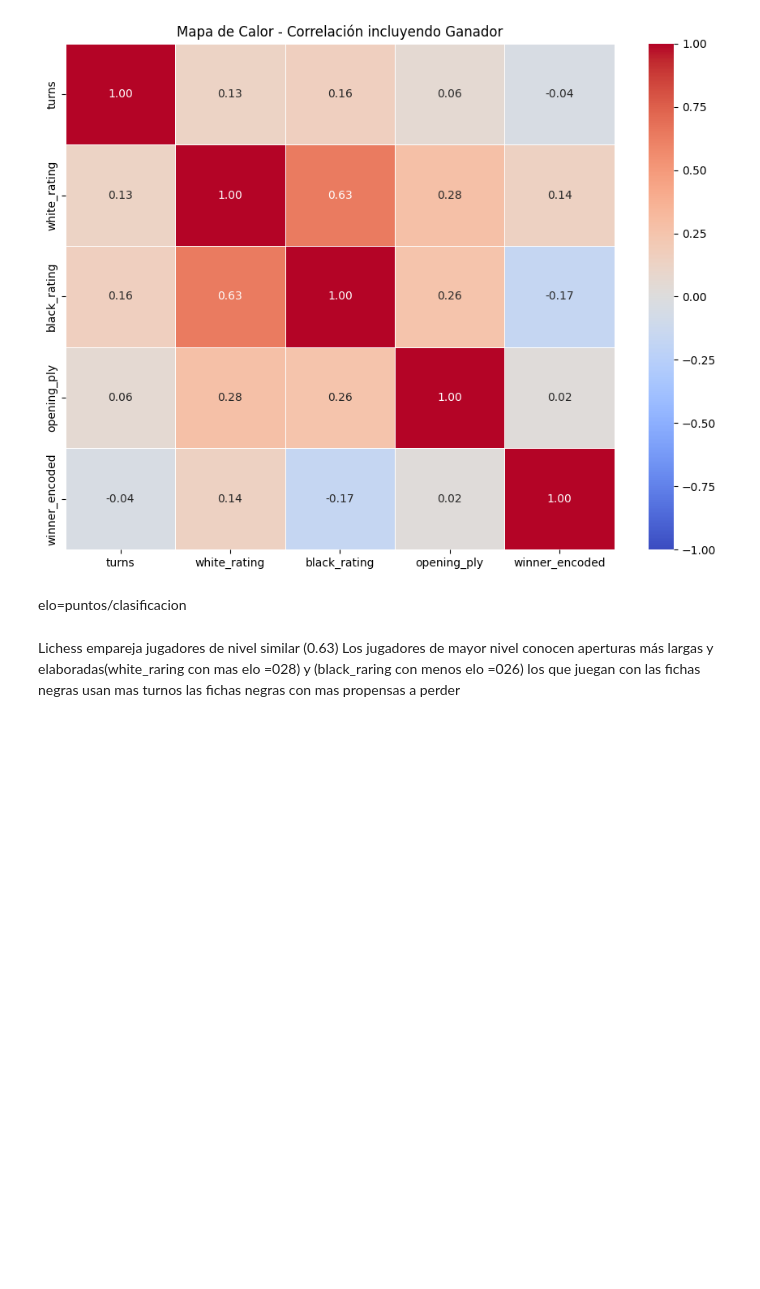
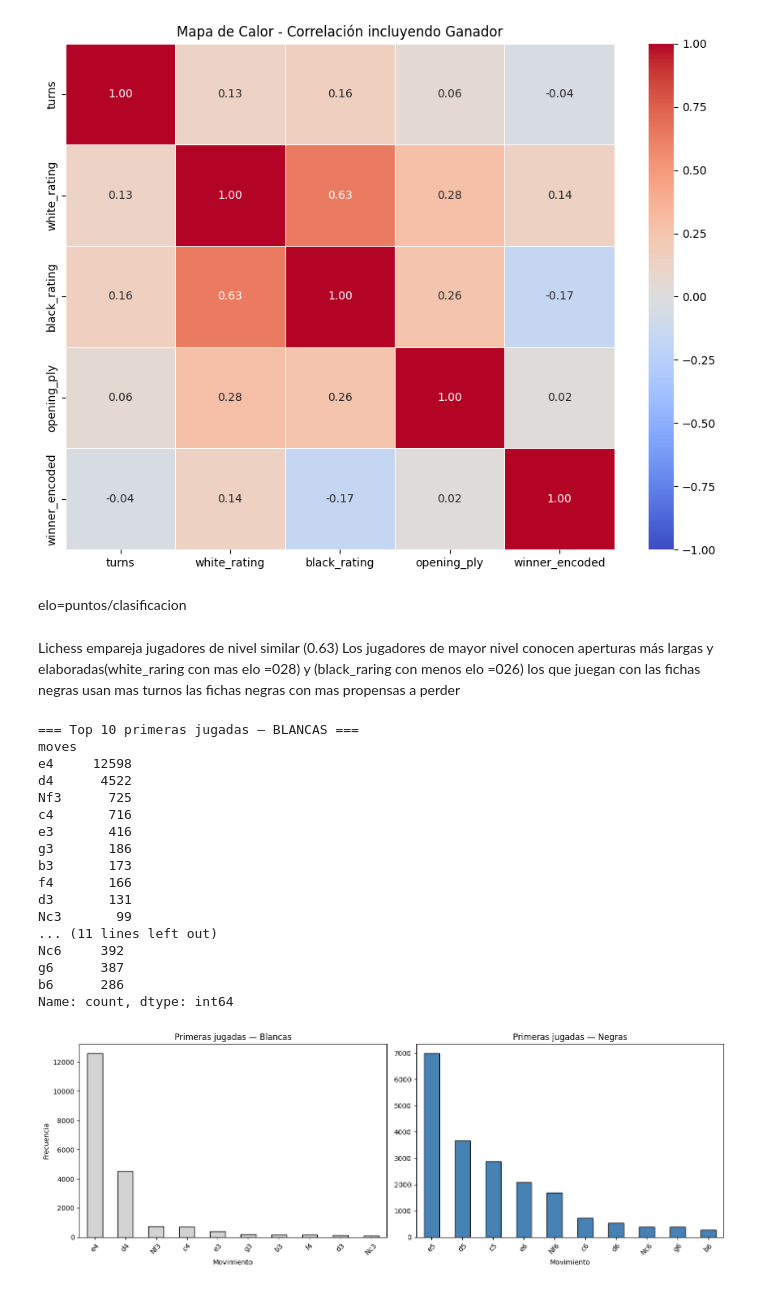
Before and after one commit to yisuznazi/juegosAjedrez, a Jupyter notebook: ajedrez.ipynb, the cells around one changed output. Drawn from its saved outputs; the diff is of its cells as text; code cells hidden in the pictures; blank space fills up the shorter version.

```diff
--- a/ajedrez.ipynb
+++ b/ajedrez.ipynb
@@ -388,3 +401,60 @@ Lichess empareja jugadores de nivel similar (0.63)
 Los jugadores de mayor nivel conocen aperturas más largas y elaboradas(white_raring con mas elo =028) y (black_raring con menos elo =026)
 los que juegan con las fichas negras usan mas turnos
 las fichas negras con mas propensas a perder
+# %%
+
+
+# Extraer solo los primeros N movimientos de cada partida
+def primeros_movimientos(moves_series, n=1):
+    """Extrae el movimiento número n de cada partida (0=primero, 1=segundo...)"""
+    return moves_series.apply(lambda x: x.split()[n] if len(x.split()) > n else None)
+
+# Primer movimiento de blancas (jugada 0)
+primer_mov_blancas = primeros_movimientos(df['moves'], 0)
+# Primer movimiento de negras (jugada 1)
+primer_mov_negras  = primeros_movimientos(df['moves'], 1)
+
+# Top 10 más frecuentes
+top_blancas = primer_mov_blancas.value_counts().head(10)
+top_negras  = primer_mov_negras.value_counts().head(10)
+
+print("=== Top 10 primeras jugadas — BLANCAS ===")
+print(top_blancas)
+print("\n=== Top 10 primeras jugadas — NEGRAS ===")
+print(top_negras)
+
+# Gráfico
+fig, axes = plt.subplots(1, 2, figsize=(14, 5))
+
+top_blancas.plot(kind='bar', ax=axes[0], color='lightgray', edgecolor='black')
+axes[0].set_title("Primeras jugadas — Blancas")
+axes[0].set_xlabel("Movimiento")
+axes[0].set_ylabel("Frecuencia")
+axes[0].tick_params(axis='x', rotation=45)
+
+top_negras.plot(kind='bar', ax=axes[1], color='steelblue', edgecolor='black')
+axes[1].set_title("Primeras jugadas — Negras")
+axes[1].set_xlabel("Movimiento")
+axes[1].tick_params(axis='x', rotation=45)
+
+plt.tight_layout()
+plt.show()
+# %% [output]
+=== Top 10 primeras jugadas — BLANCAS ===
+moves
+e4     12598
+d4      4522
+Nf3      725
+c4       716
+e3       416
+g3       186
+b3       173
+f4       166
+d3       131
+Nc3       99
+... (11 lines left out)
+Nc6     392
+g6      387
+b6      286
+Name: count, dtype: int64
+[figure, added]
```
Also changed, not shown: parts of 9 cells of this notebook.
